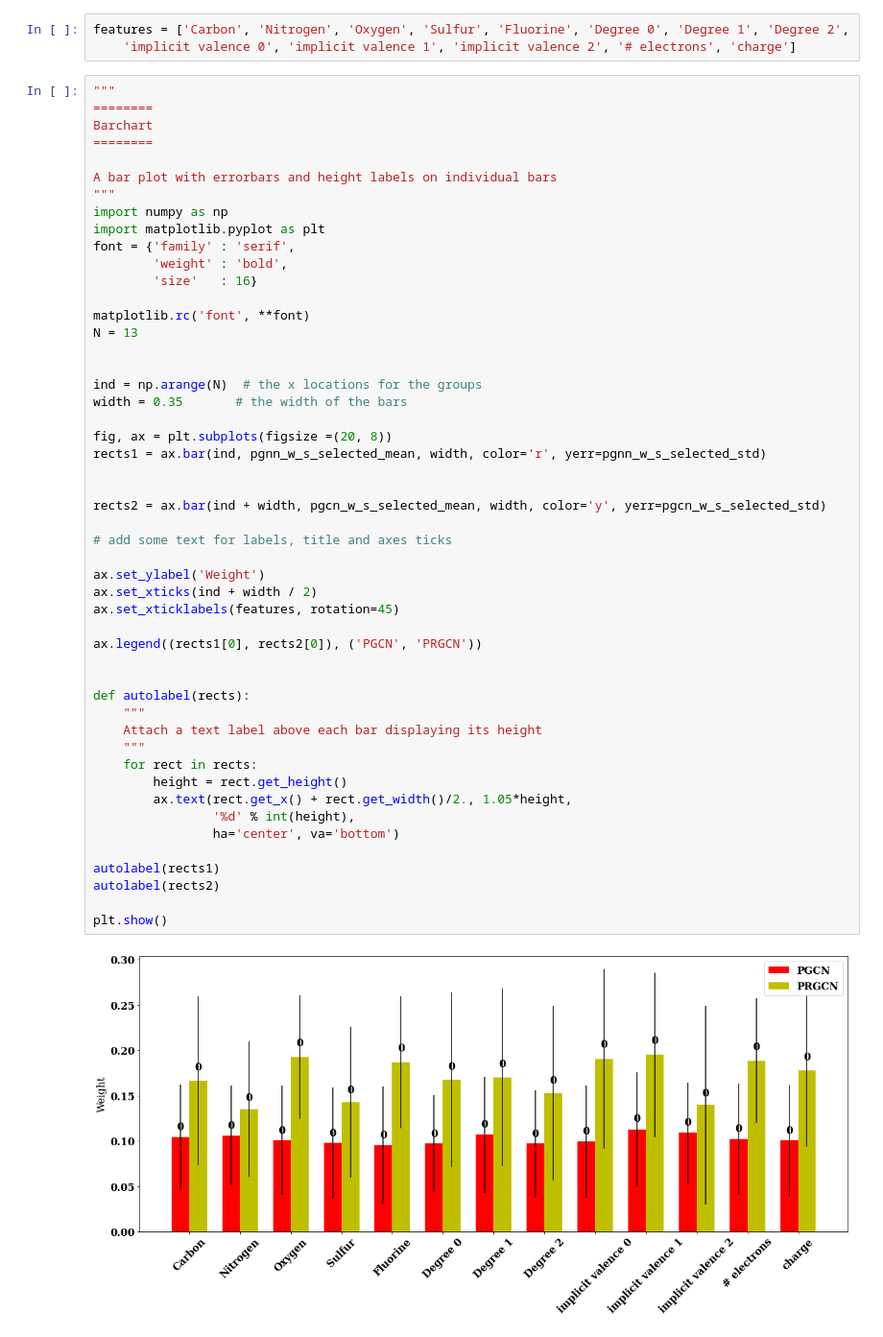
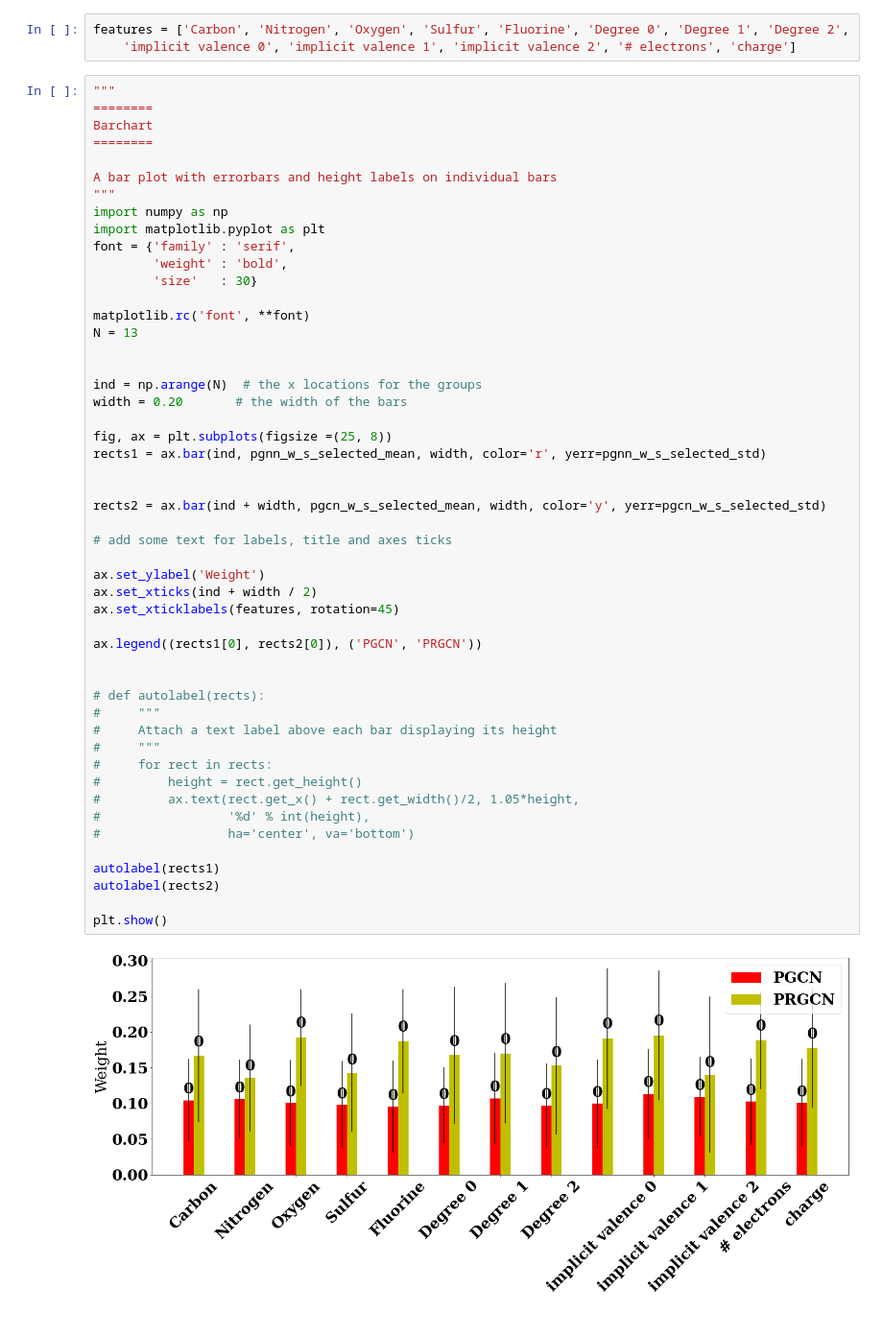
Before and after one commit to aicam/GBNN, a Jupyter notebook: Notebooks/Entropy/Weight Comparison.ipynb, the cells around one changed output. Shown at 96% size. Saved outputs shown, nothing was run; the diff lists cells and outputs as text.

```diff
--- a/Notebooks/Entropy/Weight Comparison.ipynb
+++ b/Notebooks/Entropy/Weight Comparison.ipynb
@@ -54,46 +48,46 @@ import numpy as np
 import matplotlib.pyplot as plt
 font = {'family' : 'serif',
         'weight' : 'bold',
-        'size'   : 16}
+        'size'   : 30}
 
 matplotlib.rc('font', **font)
 N = 13
 
 
 ind = np.arange(N)  # the x locations for the groups
-width = 0.35       # the width of the bars
+width = 0.20       # the width of the bars
 
-fig, ax = plt.subplots(figsize =(20, 8))
+fig, ax = plt.subplots(figsize =(25, 8))
 rects1 = ax.bar(ind, pgnn_w_s_selected_mean, width, color='r', yerr=pgnn_w_s_selected_std)
 
 
 rects2 = ax.bar(ind + width, pgcn_w_s_selected_mean, width, color='y', yerr=pgcn_w_s_selected_std)
 
 # add some text for labels, title and axes ticks
 
 ax.set_ylabel('Weight')
 ax.set_xticks(ind + width / 2)
 ax.set_xticklabels(features, rotation=45)
 
 ax.legend((rects1[0], rects2[0]), ('PGCN', 'PRGCN'))
 
 
-def autolabel(rects):
-    """
-    Attach a text label above each bar displaying its height
-    """
-    for rect in rects:
-        height = rect.get_height()
-        ax.text(rect.get_x() + rect.get_width()/2., 1.05*height,
-                '%d' % int(height),
-                ha='center', va='bottom')
+# def autolabel(rects):
+#     """
+#     Attach a text label above each bar displaying its height
+#     """
+#     for rect in rects:
+#         height = rect.get_height()
+#         ax.text(rect.get_x() + rect.get_width()/2, 1.05*height,
+#                 '%d' % int(height),
+#                 ha='center', va='bottom')
 
 autolabel(rects1)
 autolabel(rects2)
 
 plt.show()
 # %% [output]
-[figure, old version]
+[figure, new version]
 # %%
 font = {'family' : 'serif',
         'weight' : 'bold',
```
Also changed, not shown: parts of 3 cells of this notebook, 7 other files.
